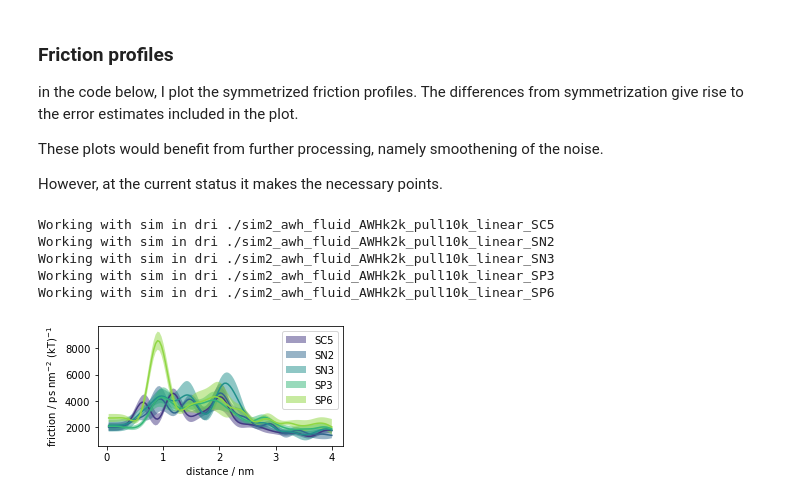
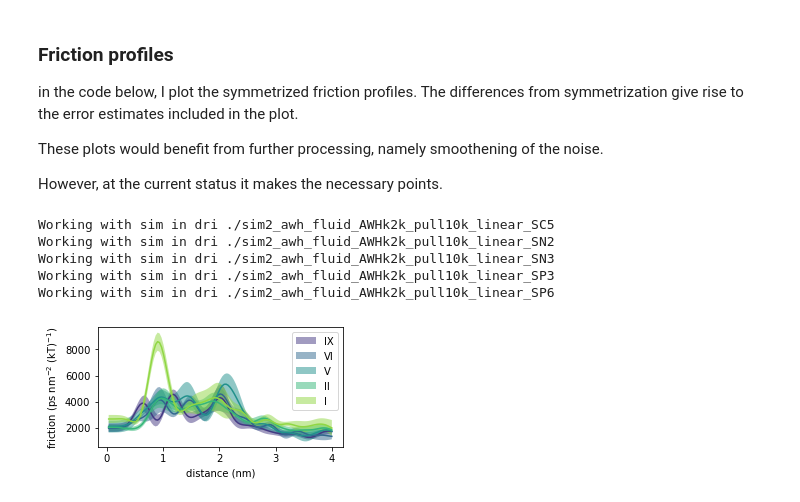
Before and after one commit to jmelcr/permeability, a Jupyter notebook: martini3/cholesterol00p_PC_variousTails_sims/saturation_DPPC-POPC_titration/perm_particle_EOLS/dopc-unsat_0-169_d_100/plot_awh_fric_profiles.ipynb, the cells around one changed output. Cells and saved outputs as stored; diff of their text form; code cells hidden in the pictures.

```diff
--- a/martini3/cholesterol00p_PC_variousTails_sims/saturation_DPPC-POPC_titration/perm_particle_EOLS/dopc-unsat_0-169_d_100/plot_awh_fric_profiles.ipynb
+++ b/martini3/cholesterol00p_PC_variousTails_sims/saturation_DPPC-POPC_titration/perm_particle_EOLS/dopc-unsat_0-169_d_100/plot_awh_fric_profiles.ipynb
@@ -583,10 +583,14 @@ sns.regplot(data=dfall, x='logPart', y='logPerm', color='grey')
 sns.scatterplot(data=dfall, x='logPart', y='logPerm', label=r'P$_{Membrane–Water}$', color='xkcd:red')
 
 fig = plt.gca()
+# change the y-ticks labels to make y-axis appear "like in a logscale"
+fig.set_yticks(range(-5, 1, 1))
+fig.set_yticklabels([ r"$10^{"+str(i)+r"}$" for i in fig.get_yticks() ])
+# similar size and range as in the plot from experiments
 fig.figure.set_size_inches([3.0,4.0])
 fig.set_xlim([-2.5, 2.5])
 fig.set_ylim([-5, 0.3])
-fig.set_xlabel(r'log$_{10}$(P$_{Hydrocarbon–Water}$)')
-fig.set_ylabel(r'log$_{10}$(P) / cm/s $10^{-3}$')
+fig.set_xlabel(r'log$P_{Hydrocarbon–Water}$')
+fig.set_ylabel(r'Permeability (cm/s $10^{-3}$)')  # assuming y-axis lables "logscale-like" !!!
 plt.savefig("perm-partMem-partOW-loglog-plot.png", dpi=150, bbox_inches='tight')
 # %% [output]
@@ -610,3 +611,14 @@ sns.set_palette("viridis", n_colors=len(selected_particles))
+# %%
+# list of selected particles for plotting (selected a few for clarity of the plot)
+selected_particles = ["SC5", "SP3", "SP6", "SN2", "SN3"]
+# hydrophobic levels as defined in the publication for the selected particles (in the same order!)
+selected_particles_hydrophobic_levels = ["IX", "II", "I", "VI", "V"]
+# dictionary for particle-name :: hydrophobic-level translation
+# (particle names are in dirnames, but levels are desired in the legends)
+particle_names_to_levels = { k:v for (k, v) in zip(selected_particles, selected_particles_hydrophobic_levels)}
+
+# select a nice palette
+sns.set_palette("viridis", n_colors=len(selected_particles))
 # %%
 def prep_to_plot(x, y, shift_to_zero=True, filt_freq=None, runmeansize=10):
     """Function symmetrizes and shifts the profiles for plotting."""
@@ -629,13 +641,14 @@ for sim_list, xxpc in zip([sims, ], ["DOPC", ]):
         if (xxpc == 'DOPC') and s.pname in selected_particles:
             print("Working with sim in dri {}".format(s.dirname))
             try:
+                    curr_hydrophobic_level = particle_names_to_levels[s.pname]
                     (x_half, awhsym, awhsym_err) = prep_to_plot(s.awh_x, s.awh)
                     plt.plot(x_half, awhsym)  #, label="{}".format(s.pname))
                     if True:
                         plt.fill_between(x=x_half,
                                      y1=awhsym+awhsym_err,
                                      y2=awhsym-awhsym_err,
-                                     label="{}".format(s.pname))
+                                     label="{}".format(curr_hydrophobic_level))
             except:
                 print("troubles plotting simulation in {}".format(s.dirname))
 
@@ -643,8 +656,8 @@ for sim_list, xxpc in zip([sims, ], ["DOPC", ]):
     fig = plt.gca()
     fig.figure.set_size_inches([4.4,2.2])
     #plt.ylim([-1, 11])
-    plt.ylabel("Free energy / kT")
-    plt.xlabel("distance / nm")
+    plt.ylabel("Free energy (kT)")
+    plt.xlabel("distance (nm)")
     plt.savefig("awh_dG_profiles_{}_various-particles.png".format(xxpc), dpi=150, bbox_inches='tight')
     plt.show()
 # %% [output]
@@ -669,33 +682,34 @@ However, at the current status it makes the necessary points.
 # %%
 # Butterworth filter of 4th degree with a Nyquist freq of 100Hz (Low pass filter)
 b, a = signal.butter(4, 0.080)
 
 for sim_list, xxpc in zip([sims, ], ["DOPC", ]):
     for s in sim_list:
         if (xxpc == 'DOPC') and s.pname in selected_particles:
             print("Working with sim in dri {}".format(s.dirname))
+            curr_hydrophobic_level = particle_names_to_levels[s.pname]
             # applied Butterworth filter on the friction profile
             (x_half, fricsym, fricsym_err) = prep_to_plot(s.awh_x, s.fric, shift_to_zero=False, filt_freq=0.150)
             x_half = -s.awh_x[:len(fricsym)]
             plt.plot(x_half, fricsym)  #, label="{}".format(s.pname))
             #plt.plot(x_half, fricsym_filt, label="{}".format(s.pname))
             if True:
                         plt.fill_between(x=x_half,
                                          y1=fricsym+fricsym_err,
                                          y2=fricsym-fricsym_err,
-                                         label="{}".format(s.pname),
+                                         label="{}".format(curr_hydrophobic_level),
                                          alpha=0.5)
     plt.legend()
     fig = plt.gca()
     fig.figure.set_size_inches([4.4,2.2])
-    plt.ylabel("friction / ps nm$^{-2}$ (kT)$^{-1}$")
-    plt.xlabel("distance / nm")
+    plt.ylabel("friction (ps nm$^{-2}$ (kT)$^{-1}$)")
+    plt.xlabel("distance (nm)")
     plt.savefig("friction_profiles_{}_various-particles.png".format(xxpc), dpi=150, bbox_inches='tight')
     plt.show()
 # %% [output]
 Working with sim in dri ./sim2_awh_fluid_AWHk2k_pull10k_linear_SC5
 Working with sim in dri ./sim2_awh_fluid_AWHk2k_pull10k_linear_SN2
 Working with sim in dri ./sim2_awh_fluid_AWHk2k_pull10k_linear_SN3
 Working with sim in dri ./sim2_awh_fluid_AWHk2k_pull10k_linear_SP3
 Working with sim in dri ./sim2_awh_fluid_AWHk2k_pull10k_linear_SP6
-[figure, old version]
+[figure, new version]
```
Also changed, not shown: parts of 3 cells of this notebook, 2 other files.
